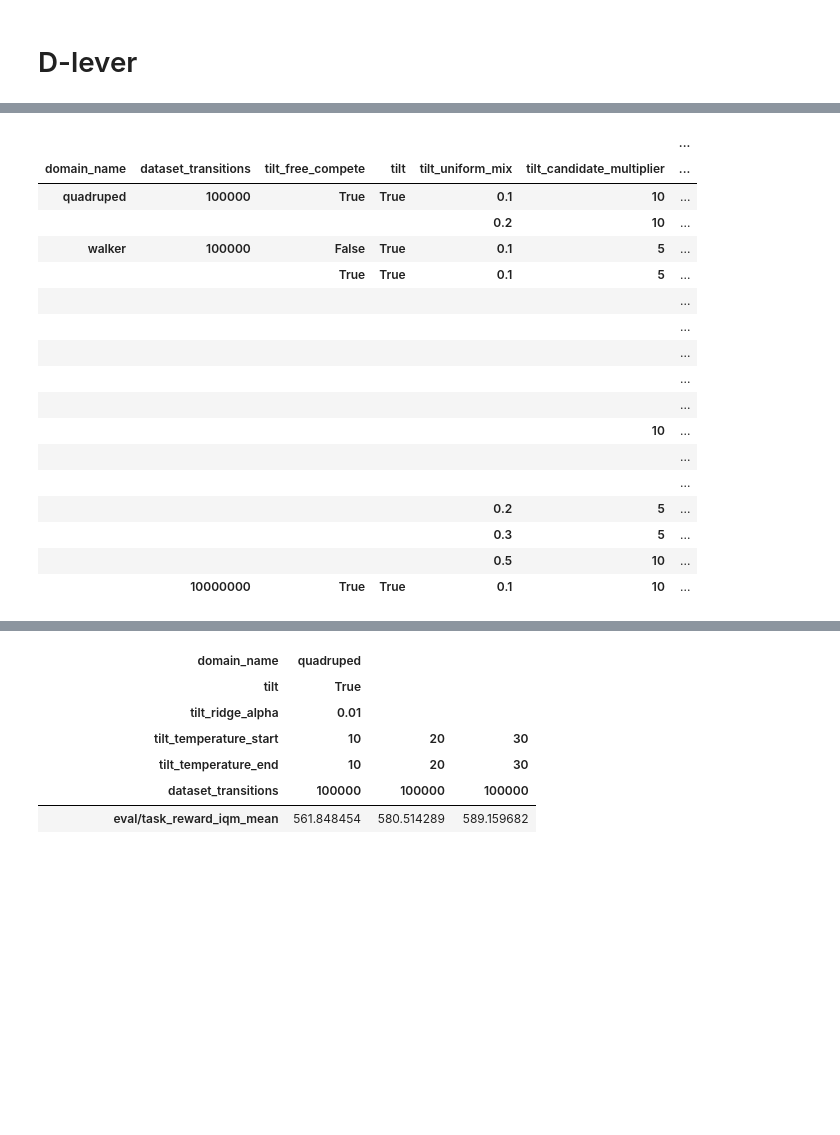
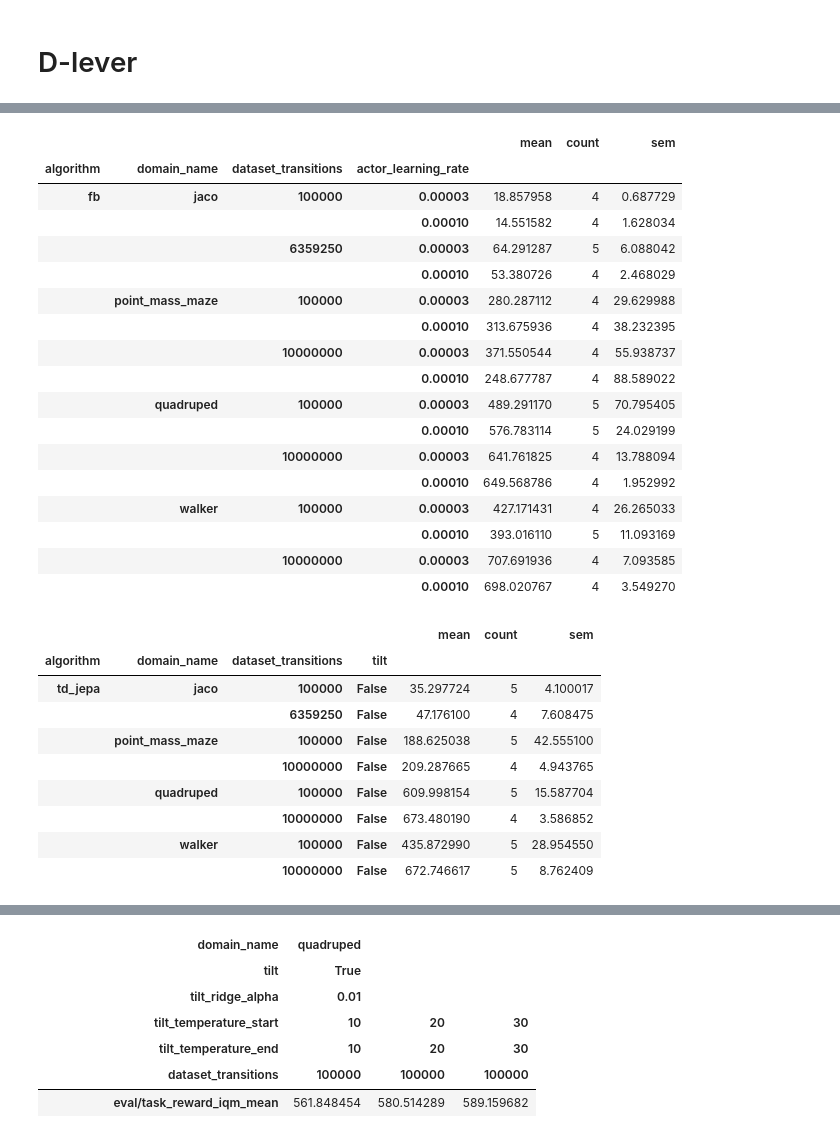
Before and after one commit to Giho-Kim/note, a Jupyter notebook: D-LEVER-FB.ipynb, the cells around one changed output, grey strips where cells are left out. Cells and saved outputs as stored; diff of their text form; code cells hidden in the pictures; blank space fills up the shorter version.

Commit message:
Commit experiment scripts and result tables

```diff
--- a/D-LEVER-FB.ipynb
+++ b/D-LEVER-FB.ipynb
@@ -84,7 +84,8 @@ project
 # %%
-configs = ['domain_name', 'tilt', 'tilt_uniform_mix', 'tilt_ridge_alpha', 'tilt_beta', 'tilt_start_step', 'tilt_free_compete', 'seed', 'tilt_init_geom_ratio','tilt_candidate_multiplier','dataset_transitions']
-configs_sep = ['domain_name', 'tilt_temperature_start', 'dataset_transitions']
+configs = ['domain_name','task', 'algorithm', 'tilt', 'tilt_uniform_mix', 'tilt_ridge_alpha', 'tilt_beta', 'tilt_start_step', 'tilt_free_compete', 'actor_learning_rate','seed', 'tilt_init_geom_ratio','tilt_candidate_multiplier','dataset_transitions']
+configs_sep = ['domain_name',  'dataset_transitions']
 criterion = 'eval/task_reward_iqm'
+# criterion = 'eval/success_rate'
 # %%
 import pandas as pd
 
@@ -93,7 +94,7 @@ log_interval = 20000
 
 for i, run in enumerate(runs):
     print(i, run.state, run.name)
-    if run.state == "running" or run.state == "crashed": # or run.config["algorithm"] == 'fb':
+    if run.state == "running" or run.state == "crashed" : #or run.config["domain_name"] != 'point_mass_maze':
         continue
 
     df = run.history()
@@ -103,7 +104,7 @@ for i, run in enumerate(runs):
     row_dict = {}
 
     for config in configs:
-        row_dict[config] = run.config[config]
+        row_dict[config] = run.config.get(config, None)
 
 
     for column in df.columns:
@@ -121,8 +122,10 @@ for i, run in enumerate(runs):
 #     save_dir = f"./downloads/D-LEVER/{folder_name}"
 #     os.makedirs(save_dir, exist_ok=True)
 
+
 #     for file in run.files():
-#         if file.name.endswith(".pickle"):  # 필요에 맞게 조건 조정
+#         print(file.name)
+#         if file.name.endswith(".pickle") and not file.name.startswith("final"):  # 필요에 맞게 조건 조정
 #             file.download(root=save_dir, replace=True)
 #             downloaded_path = os.path.join(save_dir, file.name)
 #             target_path = os.path.join(save_dir, f"{seed}.pt")
@@ -157,24 +162,44 @@ result_df = pd.DataFrame(rows)
+# %%
+pd.set_option("display.max_rows", None)
+pd.set_option("display.max_columns", None)
+# configs = [ 'algorithm', 'domain_name','dataset_transitions', 'tilt_free_compete', 'tilt', 'tilt_uniform_mix','tilt_candidate_multiplier', 'tilt_ridge_alpha','tilt_beta','actor_learning_rate','tilt_start_step', 'tilt_init_geom_ratio']
+configs = [ 'algorithm', 'domain_name','dataset_transitions', 'actor_learning_rate']
+result_df_groupby = result_df.groupby(configs, dropna=False)[criterion].agg(['mean', 'count', 'sem'])
+result_df_groupby
+# %% [output]
+|  |  |  |  | mean | count | sem |
+| algorithm | domain_name | dataset_transitions | actor_learning_rate |  |  |  |
+| fb | jaco | 100000 | 0.00003 | 18.857958 | 4 | 0.687729 |
+|  |  |  | 0.00010 | 14.551582 | 4 | 1.628034 |
+|  |  | 6359250 | 0.00003 | 64.291287 | 5 | 6.088042 |
+|  |  |  | 0.00010 | 53.380726 | 4 | 2.468029 |
+|  | point_mass_maze | 100000 | 0.00003 | 280.287112 | 4 | 29.629988 |
+|  |  |  | 0.00010 | 313.675936 | 4 | 38.232395 |
+|  |  | 10000000 | 0.00003 | 371.550544 | 4 | 55.938737 |
+|  |  |  | 0.00010 | 248.677787 | 4 | 88.589022 |
+|  | quadruped | 100000 | 0.00003 | 489.291170 | 5 | 70.795405 |
+|  |  |  | 0.00010 | 576.783114 | 5 | 24.029199 |
+|  |  | 10000000 | 0.00003 | 641.761825 | 4 | 13.788094 |
+|  |  |  | 0.00010 | 649.568786 | 4 | 1.952992 |
+|  | walker | 100000 | 0.00003 | 427.171431 | 4 | 26.265033 |
+|  |  |  | 0.00010 | 393.016110 | 5 | 11.093169 |
+|  |  | 10000000 | 0.00003 | 707.691936 | 4 | 7.093585 |
+|  |  |  | 0.00010 | 698.020767 | 4 | 3.549270 |
 # %%
 pd.set_option("display.max_rows", None)
 pd.set_option("display.max_columns", None)
-configs = ['domain_name', 'dataset_transitions', 'tilt_free_compete', 'tilt', 'tilt_uniform_mix','tilt_candidate_multiplier', 'tilt_ridge_alpha','tilt_beta', 'tilt_start_step', 'tilt_init_geom_ratio']
-result_df.groupby(configs)[criterion].agg(['mean','count', 'sem'])
+configs = [ 'algorithm', 'domain_name','dataset_transitions', 'tilt_free_compete', 'tilt', 'tilt_uniform_mix','tilt_candidate_multiplier', 'tilt_ridge_alpha','tilt_beta','actor_learning_rate','tilt_start_step', 'tilt_init_geom_ratio']
+configs = [ 'algorithm', 'domain_name','dataset_transitions', 'tilt']
+result_df_groupby = result_df.groupby(configs, dropna=False)[criterion].agg(['mean', 'count', 'sem'])
+result_df_groupby
 # %% [output]
-|  |  |  |  |  |  | ... |
-| domain_name | dataset_transitions | tilt_free_compete | tilt | tilt_uniform_mix | tilt_candidate_multiplier | ... |
-| quadruped | 100000 | True | True | 0.1 | 10 | ... |
-|  |  |  |  | 0.2 | 10 | ... |
-| walker | 100000 | False | True | 0.1 | 5 | ... |
-|  |  | True | True | 0.1 | 5 | ... |
-|  |  |  |  |  |  | ... |
-|  |  |  |  |  |  | ... |
-|  |  |  |  |  |  | ... |
-|  |  |  |  |  |  | ... |
-|  |  |  |  |  |  | ... |
-|  |  |  |  |  | 10 | ... |
-|  |  |  |  |  |  | ... |
-|  |  |  |  |  |  | ... |
-|  |  |  |  | 0.2 | 5 | ... |
-|  |  |  |  | 0.3 | 5 | ... |
-|  |  |  |  | 0.5 | 10 | ... |
-|  | 10000000 | True | True | 0.1 | 10 | ... |
+|  |  |  |  | mean | count | sem |
+| algorithm | domain_name | dataset_transitions | tilt |  |  |  |
+| td_jepa | jaco | 100000 | False | 35.297724 | 5 | 4.100017 |
+|  |  | 6359250 | False | 47.176100 | 4 | 7.608475 |
+|  | point_mass_maze | 100000 | False | 188.625038 | 5 | 42.555100 |
+|  |  | 10000000 | False | 209.287665 | 4 | 4.943765 |
+|  | quadruped | 100000 | False | 609.998154 | 5 | 15.587704 |
+|  |  | 10000000 | False | 673.480190 | 4 | 3.586852 |
+|  | walker | 100000 | False | 435.872990 | 5 | 28.954550 |
+|  |  | 10000000 | False | 672.746617 | 5 | 8.762409 |
```
Also changed, not shown: parts of 5 cells of this notebook, 15 other files.
